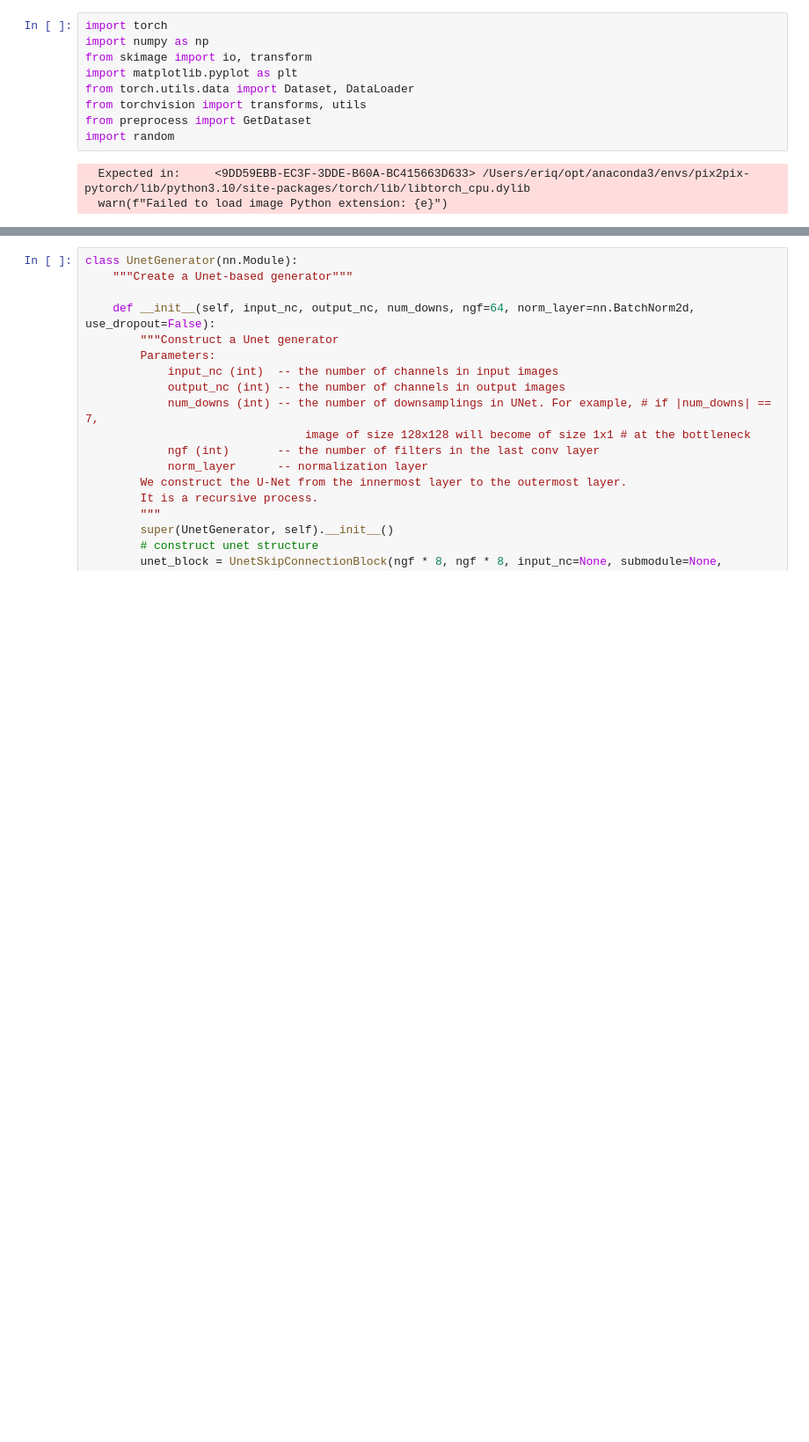
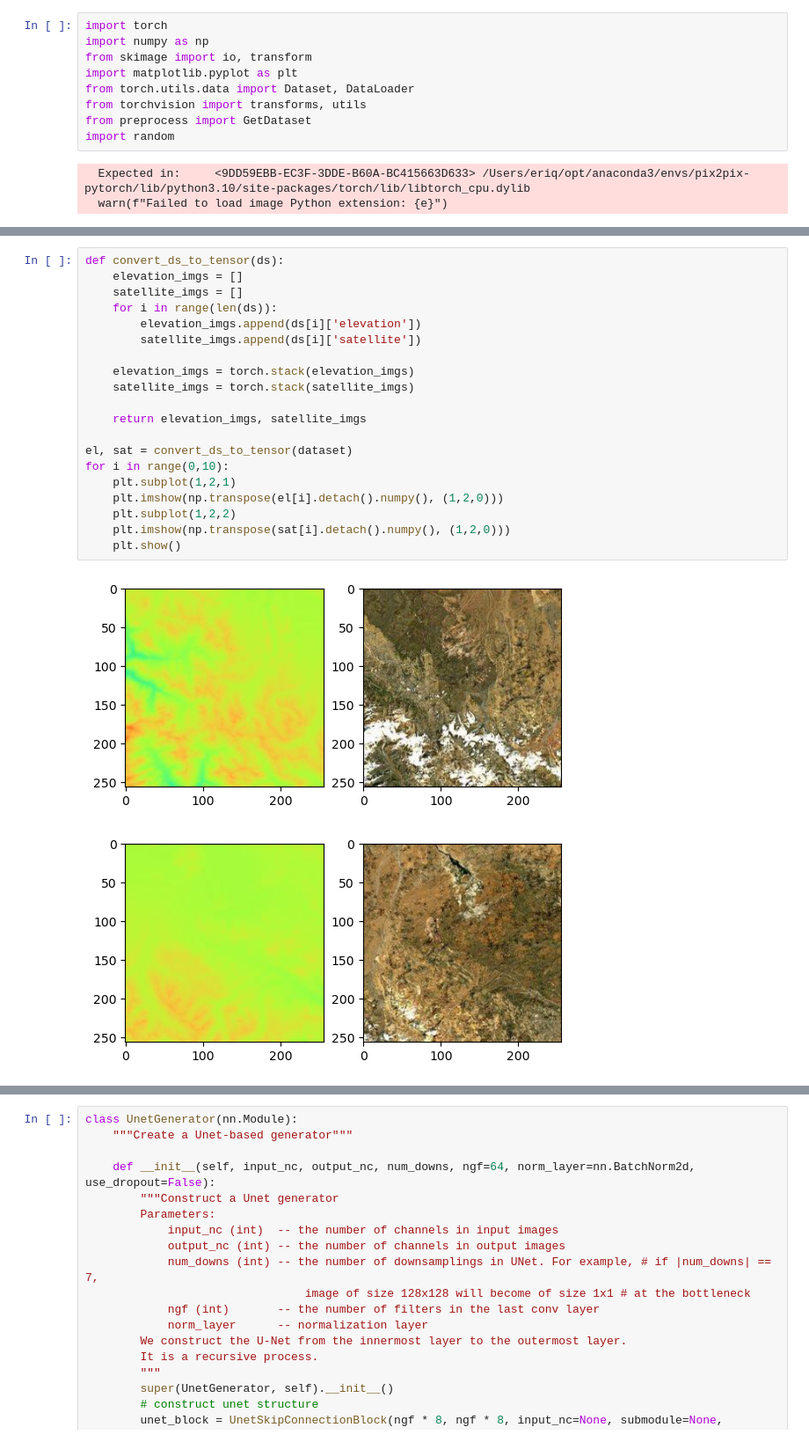
Before and after one commit to rkique/pix2pix-terraform, a Jupyter notebook: pix2pix.ipynb, the cells around one changed output, grey strips where cells are left out. Shown at 88% size. Saved outputs shown, nothing was run; the diff lists cells and outputs as text; blank space fills up the shorter version.

```diff
--- a/pix2pix.ipynb
+++ b/pix2pix.ipynb
@@ -153,0 +121,23 @@ ValueError: padding='same' is not supported for strided convolutions
+# %%
+def convert_ds_to_tensor(ds):
+    elevation_imgs = []
+    satellite_imgs = []
+    for i in range(len(ds)):
+        elevation_imgs.append(ds[i]['elevation'])
+        satellite_imgs.append(ds[i]['satellite'])
+
+    elevation_imgs = torch.stack(elevation_imgs)
+    satellite_imgs = torch.stack(satellite_imgs)
+
+    return elevation_imgs, satellite_imgs
+
+el, sat = convert_ds_to_tensor(dataset)
+for i in range(0,10):
+    plt.subplot(1,2,1)
+    plt.imshow(np.transpose(el[i].detach().numpy(), (1,2,0)))
+    plt.subplot(1,2,2)
+    plt.imshow(np.transpose(sat[i].detach().numpy(), (1,2,0)))
+    plt.show()
+# %% [output]
+[figure, added]
+[figure, added]
```
Also changed, not shown: parts of 16 cells of this notebook, 1 other file.
